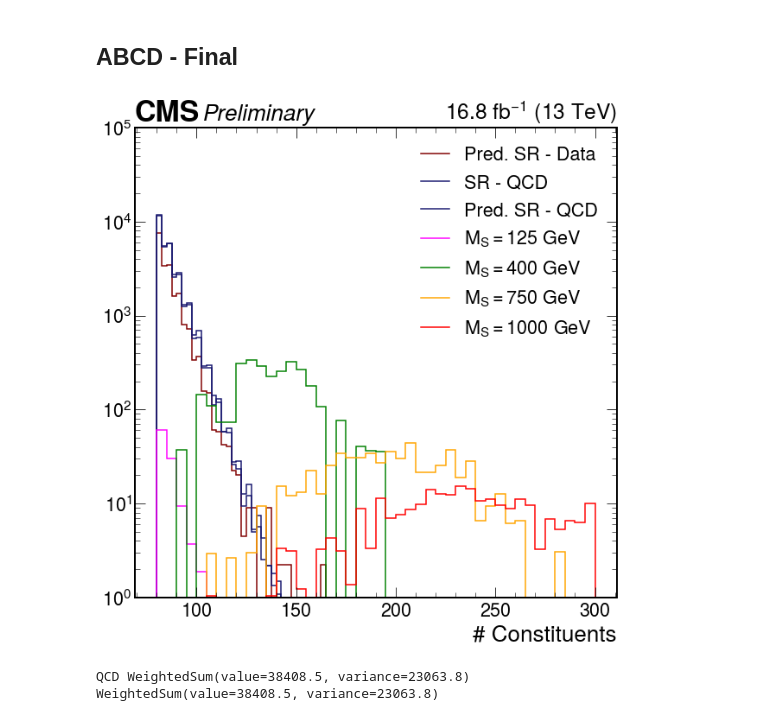
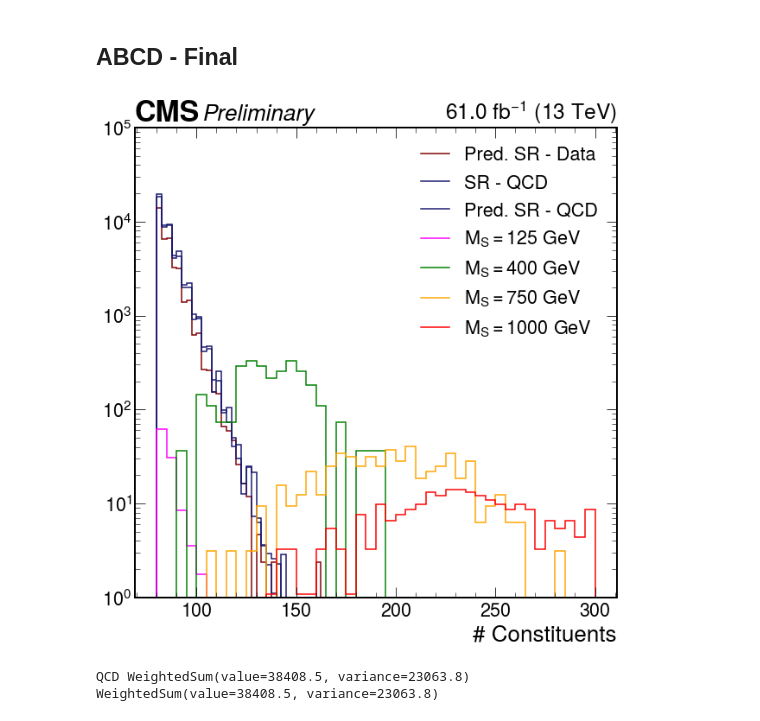
Before and after one commit to SUEPPhysics/SUEPCoffea_dask, a Jupyter notebook: plotting/paper_plots.ipynb, the cells around one changed output. Drawn from its saved outputs; the diff is of its cells as text; code cells hidden in the pictures.

```diff
--- a/plotting/paper_plots.ipynb
+++ b/plotting/paper_plots.ipynb
@@ -48,9 +48,9 @@ if not os.path.isdir(output_label):
 plotDir = '/work/submit/{}/SUEP/outputs/'.format(os.environ['USER'])
 infile_names = glob.glob(plotDir+'*.pkl')
 
-offline_files_SUEP = [f for f in infile_names if "inference6.pkl" in f and ('SUEP-m' in f)]
+offline_files_SUEP = [f for f in infile_names if "inference7_unblindISR.pkl" in f and ('SUEP-m' in f)]
 plots_SUEP = loader(offline_files_SUEP, apply_lumis=True, exclude_low_bins=True)
-offline_files_2018 = [f for f in infile_names if "inference6.pkl" in f and ('20UL18' in f or 'Run2018' in f)]
+offline_files_2018 = [f for f in infile_names if "inference7_unblindISR.pkl" in f and ('20UL18' in f or 'Run2018' in f)]
 plots_2018 = loader(offline_files_2018, apply_lumis=True, exclude_low_bins=True)
 offline_files_2017 = [f for f in infile_names if "inference6.pkl" in f and ('20UL17' in f or 'Run2017' in f)]
 plots_2017 = loader(offline_files_2017, apply_lumis=True, exclude_low_bins=True)
@@ -379,7 +414,7 @@ Sigma alpha: 0.0427454640124394
 ## ABCD - Final
 # %%
 plot_label = '2D_SUEP_S1_vs_SUEP_nconst_Cluster'
-year = '2016'
+year = '2018'
 abcd = plots['QCD_HT_'+year][plot_label]
 
 xregions = [0.35j, 0.4j, 0.5j, 1.0j]
@@ -388,34 +423,34 @@ SR, SR_exp, alpha, sigma_alpha = ABCD_9regions_errorProp(abcd, xregions, yregion
 _, SR_exp_data, _, _ = ABCD_9regions_errorProp(plots['data_'+year][plot_label], xregions, yregions, sum_var='x')
 
 # use the custom plot_ratio
 # the hist implementation used elsewhere in the notebook doesn't use the
 # errors in the hists' bins to calculate the errors in the ratio plot
 # fig, axs, _ = plot_ratio(SR_exp, SR,
 #                          "# Constituents in SUEP", "$SR_{obs}$ - QCD", "$SR_{exp}$ - Data")
 # _ = axs[1].set_ylim(0,3.0)
 # _ = axs[0].legend()
 
 fig, ax = plt.subplots(figsize=(10, 10))
 hep.cms.label(llabel='Preliminary',data=False, lumi=lumis[year]/1000)
 hep.histplot(SR_exp_data, yerr=False, label="Pred. SR - Data", color=default_colors['data'])
 hep.histplot(SR, yerr=False, label="SR - QCD", color=default_colors['QCD'])
 hep.histplot(SR_exp, yerr=False, label="Pred. SR - QCD", color=default_colors['QCD'])
 
 samples = ['SUEP-m125-generic-htcut', 'SUEP-m400-generic',
           'SUEP-m750-generic', 'SUEP-m1000-generic']
 labels = [r'$M_{S}=125$ GeV',r'$M_{S}=400$ GeV',r'$M_{S}=750$ GeV',r'$M_{S}=1000$ GeV']
 for sample, label in zip(samples, labels):
     abcd = plots[sample][plot_label]
     SUEP_SR = abcd[0.5j:1.0j:sum,80j:300j:2j]
     hep.histplot(SUEP_SR, yerr=False, label=label, color=default_colors[sample])
 
 plt.legend()
 plt.yscale("log")
 plt.ylim(1e0,1e5)
 plt.savefig(AN_label.format("final_"+year))
 plt.savefig(output_label+"final_"+year+file_ext)
 # %% [output]
-[figure, old version]
+[figure, new version]
 # %%
 plot_label = '2D_SUEP_S1_vs_SUEP_nconst_Cluster'
 year = '2018'
```
Also changed, not shown: parts of 11 cells of this notebook, 1 other file.
